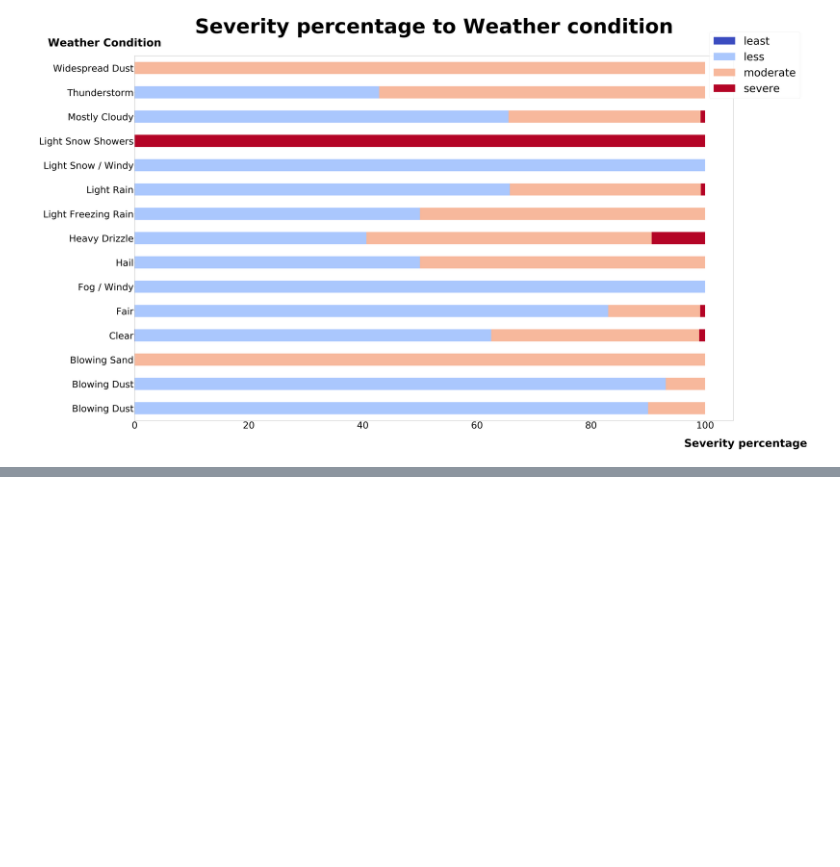
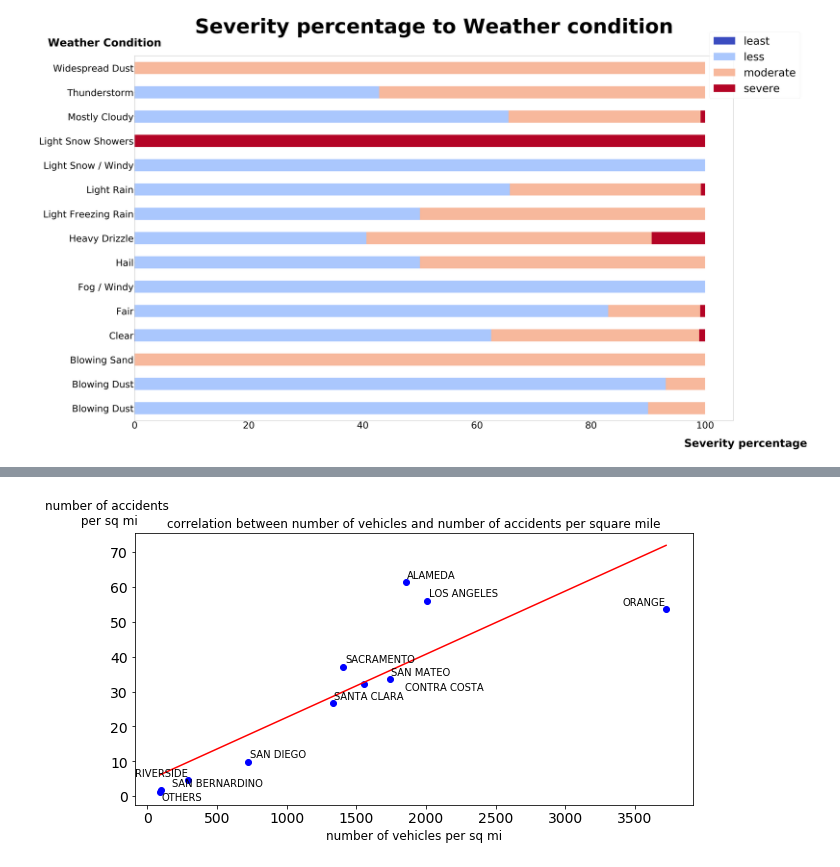
Before and after one commit to LeoNew52/ECE143-Winter20-Team19-FinalProject, a Jupyter notebook: Demo.ipynb, the cells around one changed output, grey strips where cells are left out. Drawn from its saved outputs; the diff is of its cells as text; code cells hidden in the pictures; blank space fills up the shorter version.

```diff
--- a/Demo.ipynb
+++ b/Demo.ipynb
@@ -306,0 +377,25 @@ plot_bar_charts(weather_severity_percentage, "Severity percentage to Weather con
+# %%
+#get scatter plot
+fig2 = plt.figure(figsize = (10,5))
+texts =[]
+for i,county in enumerate(labels):
+    x = n_vehicles_plot[i]
+    y = n_accidents_plot[i]
+    plt.scatter(x,y,marker = 'o',color = 'blue')
+    texts.append(plt.text(x+0.3,y+0.3,county,fontsize = 10))
+
+adjust_text(texts)
+coeff2 = np.polyfit(n_vehicles_plot,n_accidents_plot,1)
+poly1d_fn2 = np.poly1d(coeff2)
+plt.plot(n_vehicles_plot,poly1d_fn2(n_vehicles_plot),'-',color = 'red')
+
+plt.tick_params(axis="both", labelsize=14)
+ax = plt.axes()
+ax.yaxis.set_label_coords(-0.05,1.02)
+plt.title('correlation between number of vehicles and number of accidents per square mile',fontsize = 12)
+plt.xlabel('number of vehicles per sq mi',fontsize = 12)
+plt.ylabel('number of accidents\n per sq mi',fontsize = 12,rotation = 0)
+fig2.savefig('vehicle.png', transparent=True)
+plt.show()
+# %% [output]
+[figure, added]
```
Also changed, not shown: parts of 10 cells of this notebook, 6 other files.
